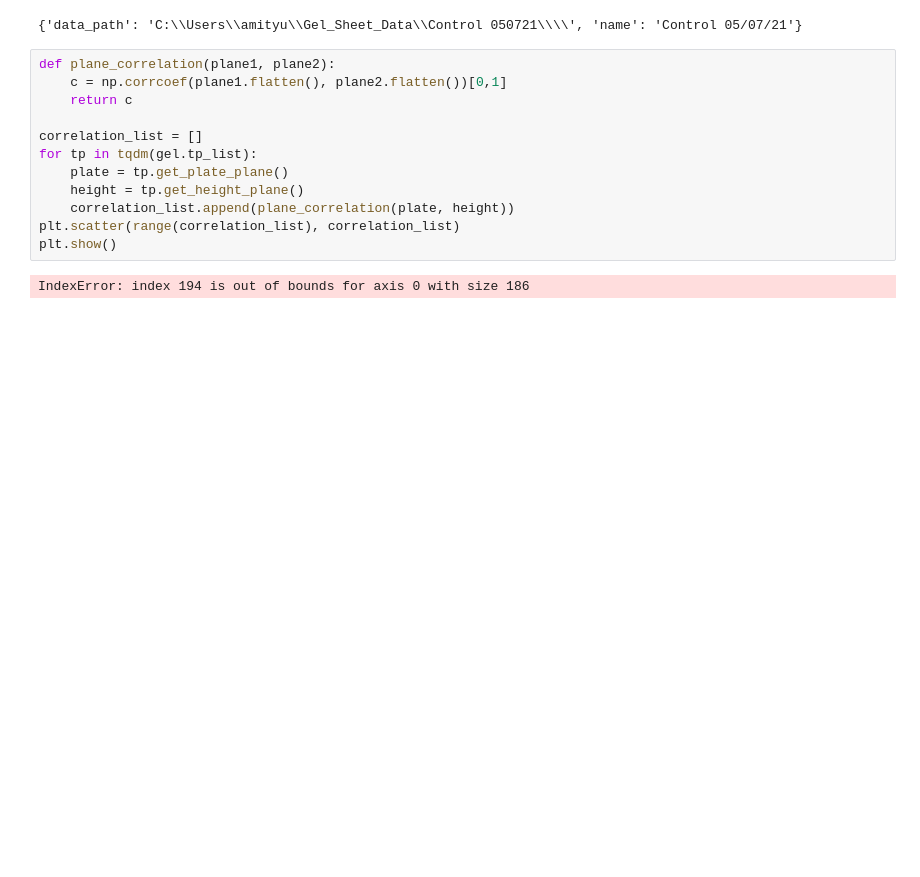
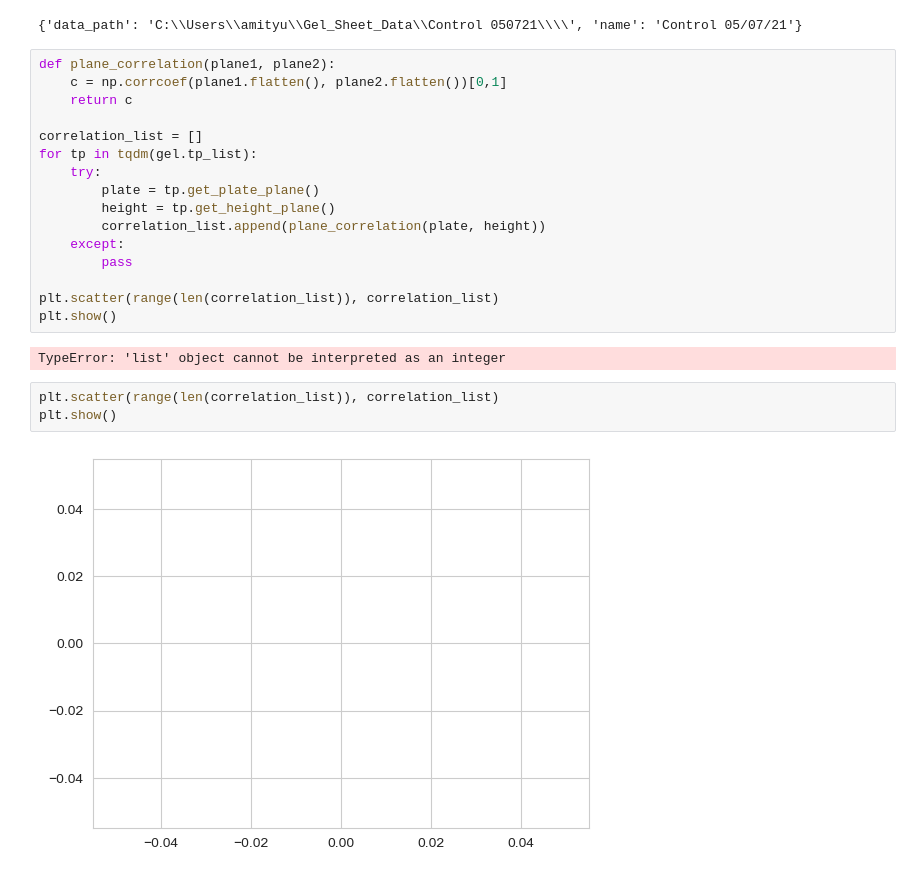
Before and after one commit to amityu/gel_sheets, a Jupyter notebook: analysis/correlations.ipynb, the cells around one changed output. Drawn from its saved outputs; the diff is of its cells as text; blank space fills up the shorter version.

```diff
--- a/analysis/correlations.ipynb
+++ b/analysis/correlations.ipynb
@@ -82,10 +82,19 @@ def plane_correlation(plane1, plane2):
 
 correlation_list = []
 for tp in tqdm(gel.tp_list):
-    plate = tp.get_plate_plane()
-    height = tp.get_height_plane()
-    correlation_list.append(plane_correlation(plate, height))
-plt.scatter(range(correlation_list), correlation_list)
+    try:
+        plate = tp.get_plate_plane()
+        height = tp.get_height_plane()
+        correlation_list.append(plane_correlation(plate, height))
+    except:
+        pass
+
+plt.scatter(range(len(correlation_list)), correlation_list)
 plt.show()
 # %% [output]
-IndexError: index 194 is out of bounds for axis 0 with size 186
+TypeError: 'list' object cannot be interpreted as an integer
+# %%
+plt.scatter(range(len(correlation_list)), correlation_list)
+plt.show()
+# %% [output]
+[figure, added]
```
Also changed, not shown: 4 other files.
